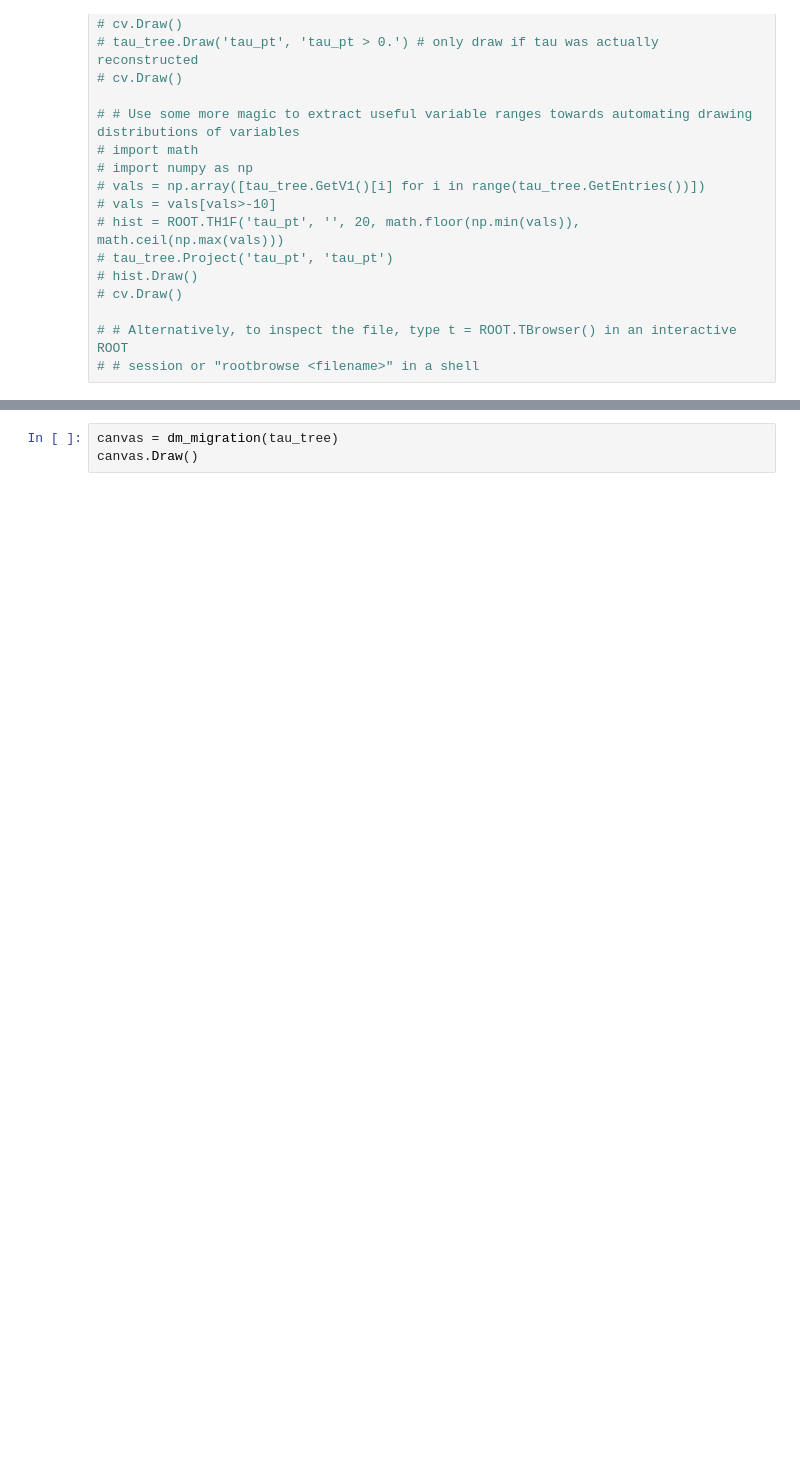
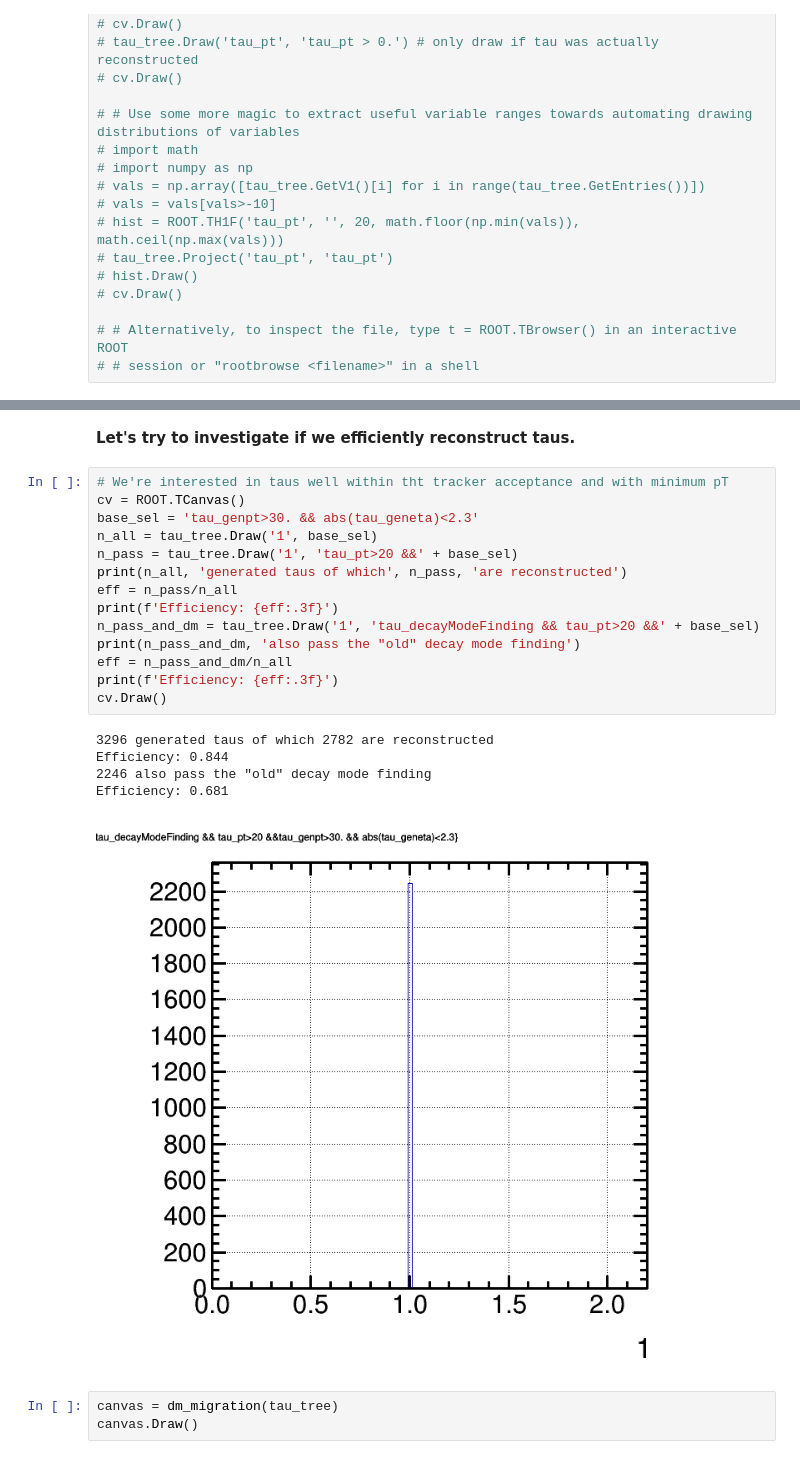
Before and after one commit to cardinia/cms-das-tau, a Jupyter notebook: tau_short_exercise_1.ipynb, the cells around one changed output, grey strips where cells are left out. Cells and saved outputs as stored; diff of their text form; blank space fills up the shorter version.

```diff
--- a/tau_short_exercise_1.ipynb
+++ b/tau_short_exercise_1.ipynb
@@ -58,3 +68,25 @@ Here, we require the taus to pass decay mode finding, to have minimum recommende
+# %% [markdown]
+**Let's try to investigate if we efficiently reconstruct taus.**
+# %%
+# We're interested in taus well within tht tracker acceptance and with minimum pT
+cv = ROOT.TCanvas()
+base_sel = 'tau_genpt>30. && abs(tau_geneta)<2.3'
+n_all = tau_tree.Draw('1', base_sel)
+n_pass = tau_tree.Draw('1', 'tau_pt>20 &&' + base_sel)
+print(n_all, 'generated taus of which', n_pass, 'are reconstructed')
+eff = n_pass/n_all
+print(f'Efficiency: {eff:.3f}')
+n_pass_and_dm = tau_tree.Draw('1', 'tau_decayModeFinding && tau_pt>20 &&' + base_sel)
+print(n_pass_and_dm, 'also pass the "old" decay mode finding')
+eff = n_pass_and_dm/n_all
+print(f'Efficiency: {eff:.3f}')
+cv.Draw()
+# %% [output]
+3296 generated taus of which 2782 are reconstructed
+Efficiency: 0.844
+2246 also pass the "old" decay mode finding
+Efficiency: 0.681
+[figure, added]
 # %%
 canvas = dm_migration(tau_tree)
 canvas.Draw()
```
Also changed, not shown: parts of 2 cells of this notebook.
